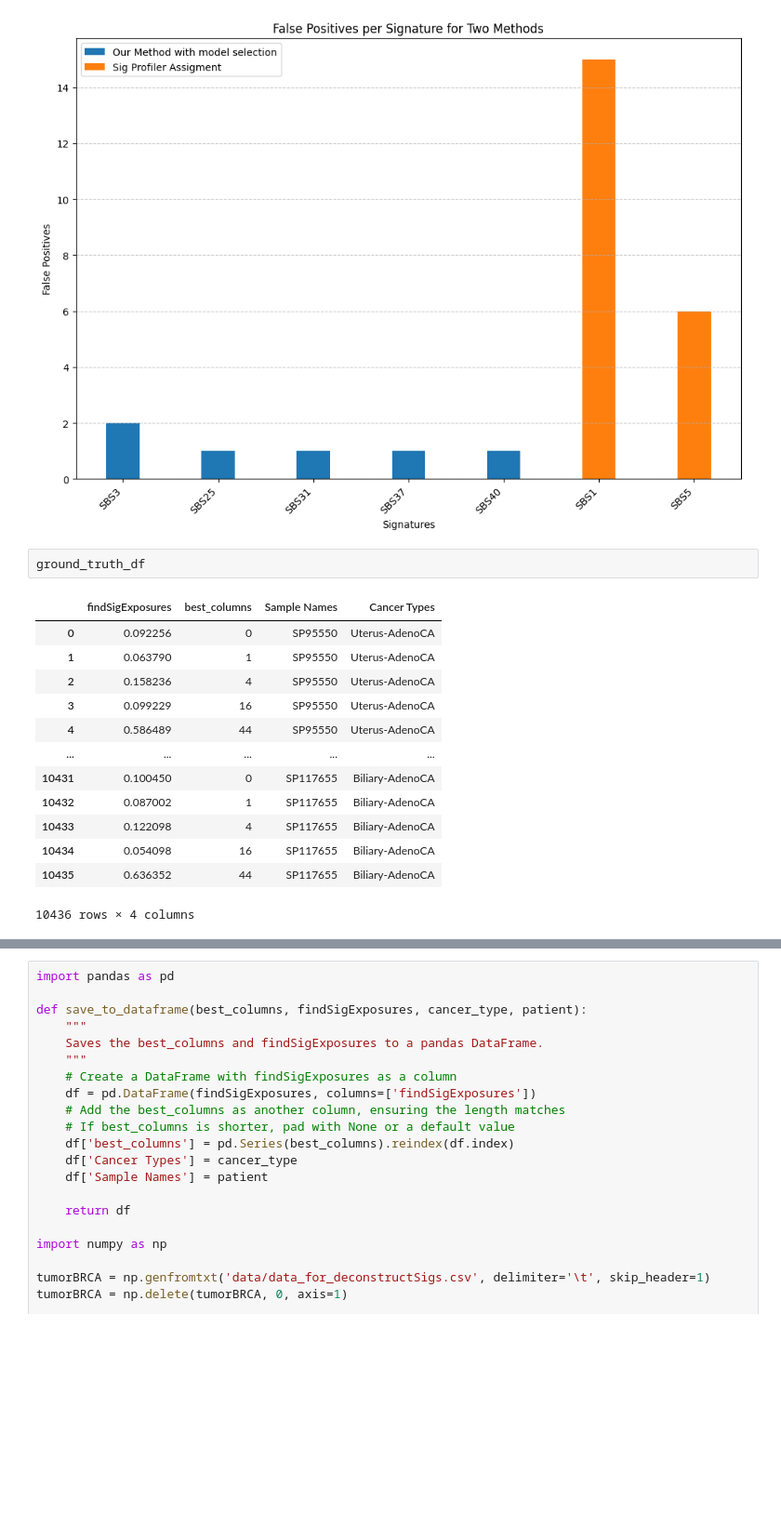
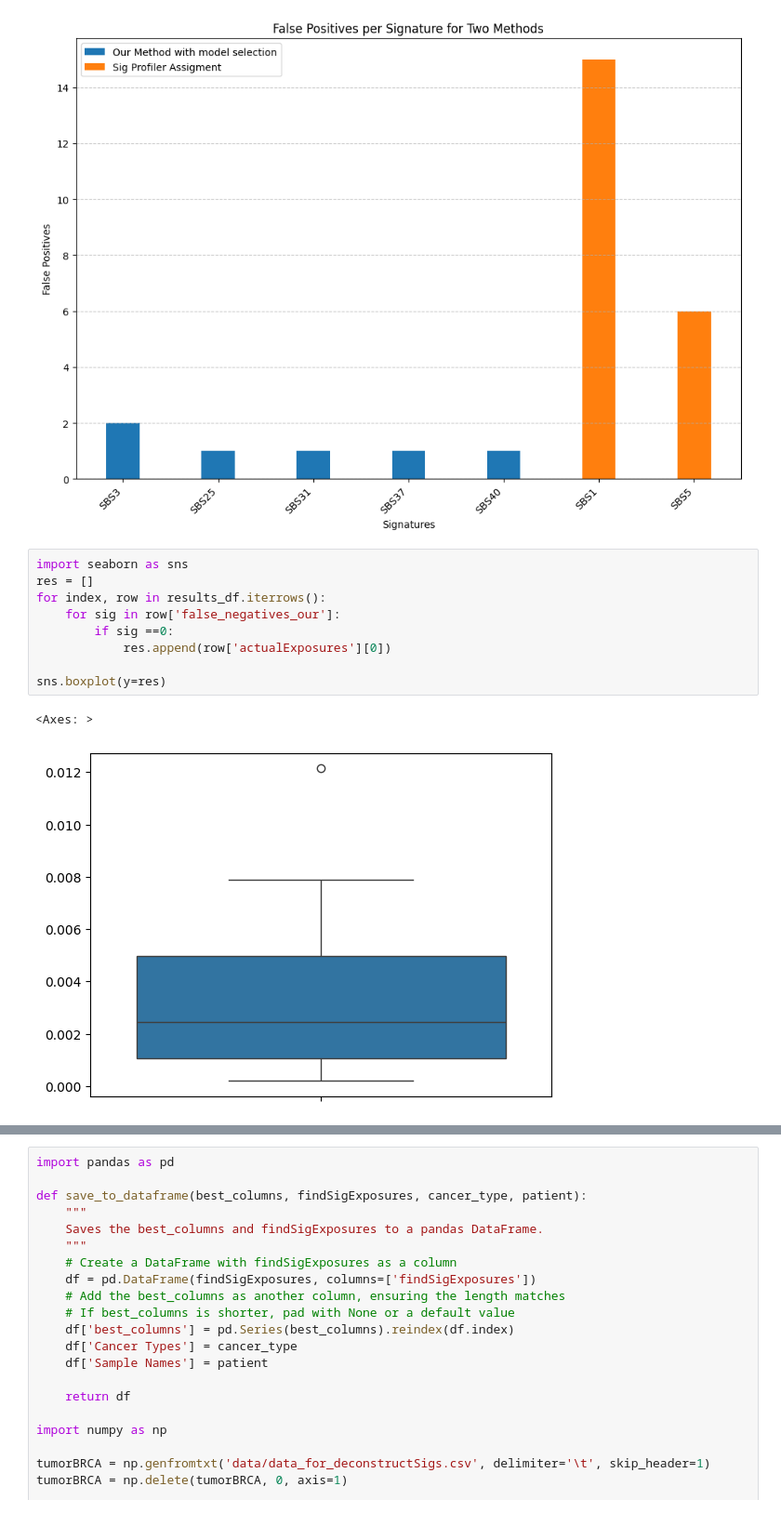
Before and after one commit to marcin119a/data_comparation, a Jupyter notebook: benchmark_4_output/interpretation_benchmark_4.ipynb, the cells around one changed output, grey strips where cells are left out. Shown at 93% size. Saved outputs shown, nothing was run; the diff lists cells and outputs as text; blank space fills up the shorter version.

```diff
--- a/benchmark_4_output/interpretation.ipynb
+++ b/benchmark_4_output/interpretation_benchmark_4.ipynb
@@ -294,19 +303,15 @@ plt.grid(axis='y', linestyle='--', alpha=0.7)
 plt.show()
 # %% [output]
 [figure]
-# %%
-ground_truth_df
-# %% [output]
-|  | findSigExposures | best_columns | Sample Names | Cancer Types |
-| 0 | 0.092256 | 0 | SP95550 | Uterus-AdenoCA |
-| 1 | 0.063790 | 1 | SP95550 | Uterus-AdenoCA |
-| 2 | 0.158236 | 4 | SP95550 | Uterus-AdenoCA |
-| 3 | 0.099229 | 16 | SP95550 | Uterus-AdenoCA |
-| 4 | 0.586489 | 44 | SP95550 | Uterus-AdenoCA |
-| ... | ... | ... | ... | ... |
-| 10431 | 0.100450 | 0 | SP117655 | Biliary-AdenoCA |
-| 10432 | 0.087002 | 1 | SP117655 | Biliary-AdenoCA |
-| 10433 | 0.122098 | 4 | SP117655 | Biliary-AdenoCA |
-| 10434 | 0.054098 | 16 | SP117655 | Biliary-AdenoCA |
-| 10435 | 0.636352 | 44 | SP117655 | Biliary-AdenoCA |
-10436 rows × 4 columns
+# %%
+import seaborn as sns
+res = []
+for index, row in results_df.iterrows():
+    for sig in row['false_negatives_our']:
+        if sig ==0:
+            res.append(row['actualExposures'][0])
+
+sns.boxplot(y=res)
+# %% [output]
+<Axes: >
+[figure, added]
```
Also changed, not shown: parts of 19 cells of this notebook, 9 other files.
